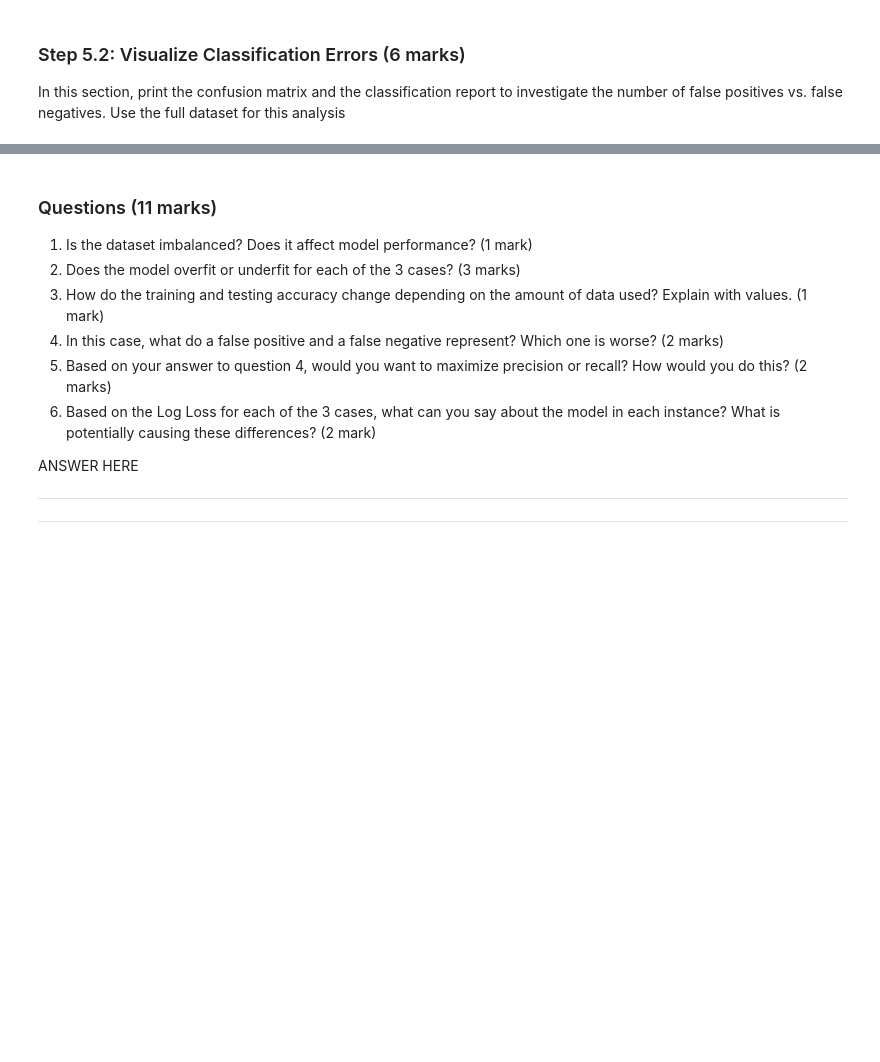
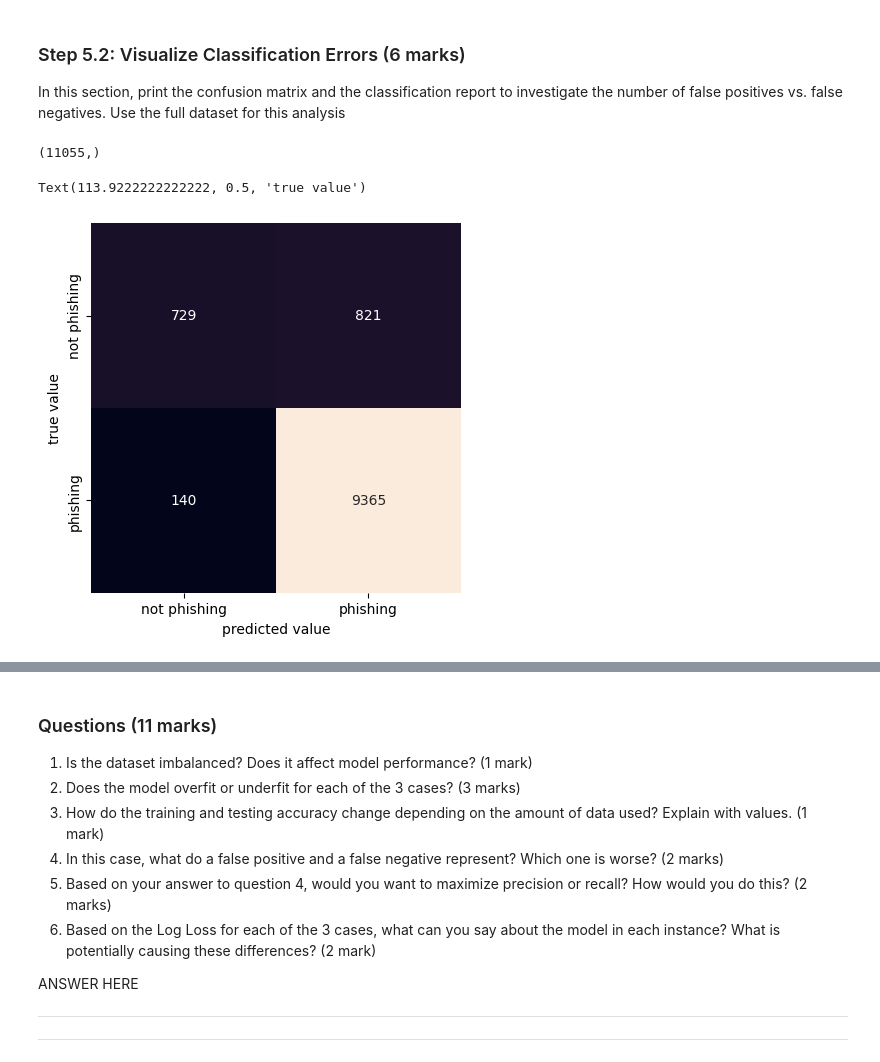
Before and after one commit to KatiaAbdulBaki/engg680_2024_fall, a Jupyter notebook: Lab_Assignment3/IntroMachineLearning(GradientDescent,LogisticRegression).ipynb, the cells around one changed output, grey strips where cells are left out. Drawn from its saved outputs; the diff is of its cells as text; code cells hidden in the pictures; blank space fills up the shorter version.

Commit message:
Updating Logistic Regression section

```diff
--- a/Lab_Assignment3/IntroMachineLearning(GradientDescent,LogisticRegression).ipynb
+++ b/Lab_Assignment3/IntroMachineLearning(GradientDescent,LogisticRegression).ipynb
@@ -432,11 +442,13 @@ We also want to test if the model would still work if we used less data. Use the
 Use random_state = 42
 # %%
 from re import X
+
+
 # TO DO: Create a smaller dataset with 3% of the data
 X_small=data.iloc[:,:-1]
 y_small=data.iloc[:,-1]
 from sklearn.model_selection import train_test_split
-X_small, _, y_small, _ = train_test_split(X_small, y_small, test_size=0.97, random_state=42)
+X_small, _, y_small, _ = train_test_split(X_small, y_small, train_size=0.03, random_state=42)
 
 # TO DO: display sizes of X_small and y_small (2 mark)
 print("Size of X_small:", X_small.shape)
@@ -455,13 +467,10 @@ Size of y_small: (331,)
     - `X_small` and `y_small` (1 mark)
 # %%
 from sklearn.linear_model import LogisticRegression
+model = LogisticRegression(max_iter=2000)
 
-x = data.iloc[:, :-1]
-y = data.iloc[:, -1]
-
-model = LogisticRegression(max_iter=2000)
-model.fit(x, y)
-model.fit(x.iloc[:, :2], y)
+model.fit(X, y)
+model.fit(X.iloc[:, :2], y)
 model.fit(X_small, y_small)
 # %% [output]
 LogisticRegression(max_iter=2000)
@@ -502,14 +613,25 @@ In this section, print the confusion matrix and the classification report to inv
 # %%
 # TO DO: Retrieve target vector and predicted values for testing set using full dataset and print the dimension of the predicted output (2 mark)
 # Note: 70% training set, 30% testing set
+
+y_pred = model.predict(X)
+print(y_pred.shape)
+# %% [output]
+(11055,)
 # %%
 import seaborn as sns
 
 # TO DO: Calculate confusion matrix (2 marks) : conf_mat
+from sklearn.metrics import confusion_matrix, classification_report
+conf_mat = confusion_matrix(y, y_pred)
+
 
 # Below code prints confusion matrix using a heatmap
 sns.heatmap(conf_mat, xticklabels=['not phishing', 'phishing'],  yticklabels=['not phishing', 'phishing'], square=True, annot=True, cbar=False, fmt='d')
 plt.xlabel('predicted value')
 plt.ylabel('true value')
+# %% [output]
+Text(113.9222222222222, 0.5, 'true value')
+[figure, added]
 # %%
 # TO DO: Print classification report (2 marks)
```
Also changed, not shown: parts of 9 cells of this notebook.
